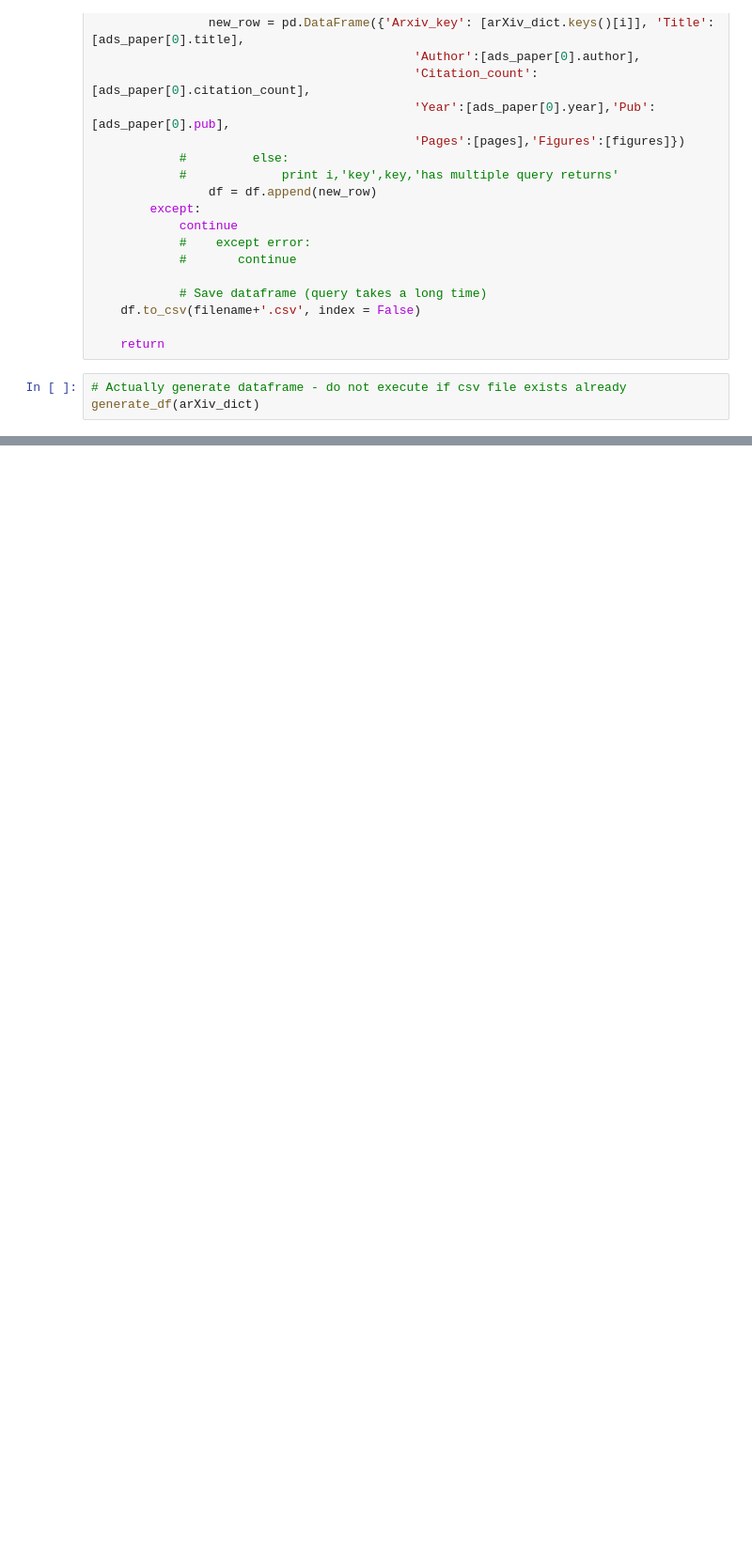
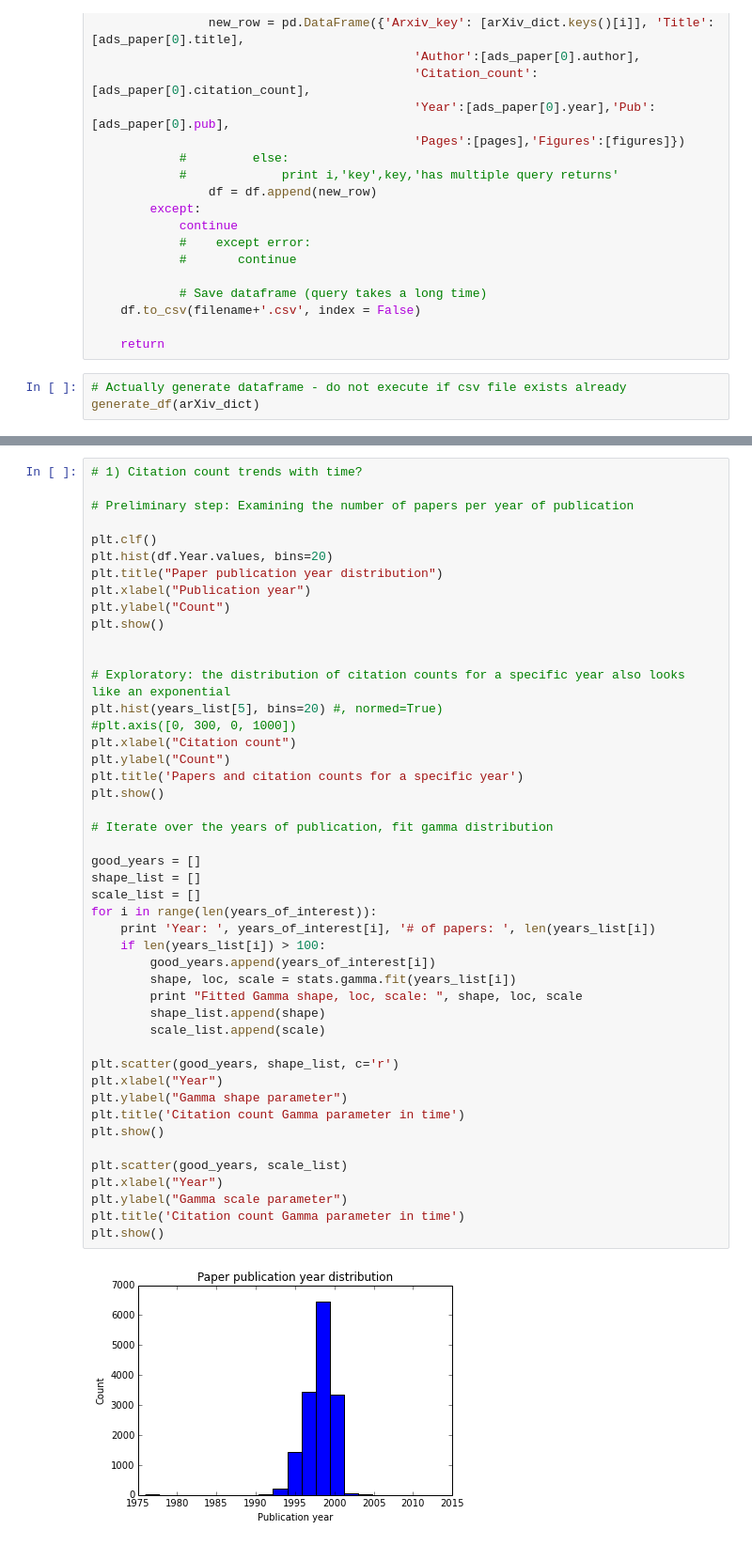
Before and after one commit to ahuja0007/team_citation, a Jupyter notebook: ADS_joined_explore.ipynb, the cells around one changed output, grey strips where cells are left out. Shown at 94% size. Saved outputs shown, nothing was run; the diff lists cells and outputs as text; blank space fills up the shorter version.

```diff
--- a/ADS_joined_explore.ipynb
+++ b/ADS_joined_explore.ipynb
@@ -179,0 +223,48 @@ plt.show()
+# %%
+# 1) Citation count trends with time?
+
+# Preliminary step: Examining the number of papers per year of publication
+
+plt.clf()
+plt.hist(df.Year.values, bins=20)
+plt.title("Paper publication year distribution")
+plt.xlabel("Publication year")
+plt.ylabel("Count")
+plt.show()
+
+
+# Exploratory: the distribution of citation counts for a specific year also looks like an exponential
+plt.hist(years_list[5], bins=20) #, normed=True)
+#plt.axis([0, 300, 0, 1000])
+plt.xlabel("Citation count")
+plt.ylabel("Count")
+plt.title('Papers and citation counts for a specific year')
+plt.show()
+
+# Iterate over the years of publication, fit gamma distribution
+
+good_years = []
+shape_list = []
+scale_list = []
+for i in range(len(years_of_interest)):
+    print 'Year: ', years_of_interest[i], '# of papers: ', len(years_list[i])
+    if len(years_list[i]) > 100:
+        good_years.append(years_of_interest[i])
+        shape, loc, scale = stats.gamma.fit(years_list[i])
+        print "Fitted Gamma shape, loc, scale: ", shape, loc, scale
+        shape_list.append(shape)
+        scale_list.append(scale)
+
+plt.scatter(good_years, shape_list, c='r')
+plt.xlabel("Year")
+plt.ylabel("Gamma shape parameter")
+plt.title('Citation count Gamma parameter in time')
+plt.show()
+
+plt.scatter(good_years, scale_list)
+plt.xlabel("Year")
+plt.ylabel("Gamma scale parameter")
+plt.title('Citation count Gamma parameter in time')
+plt.show()
+# %% [output]
+[figure, added]
```
Also changed, not shown: parts of 12 cells of this notebook.
